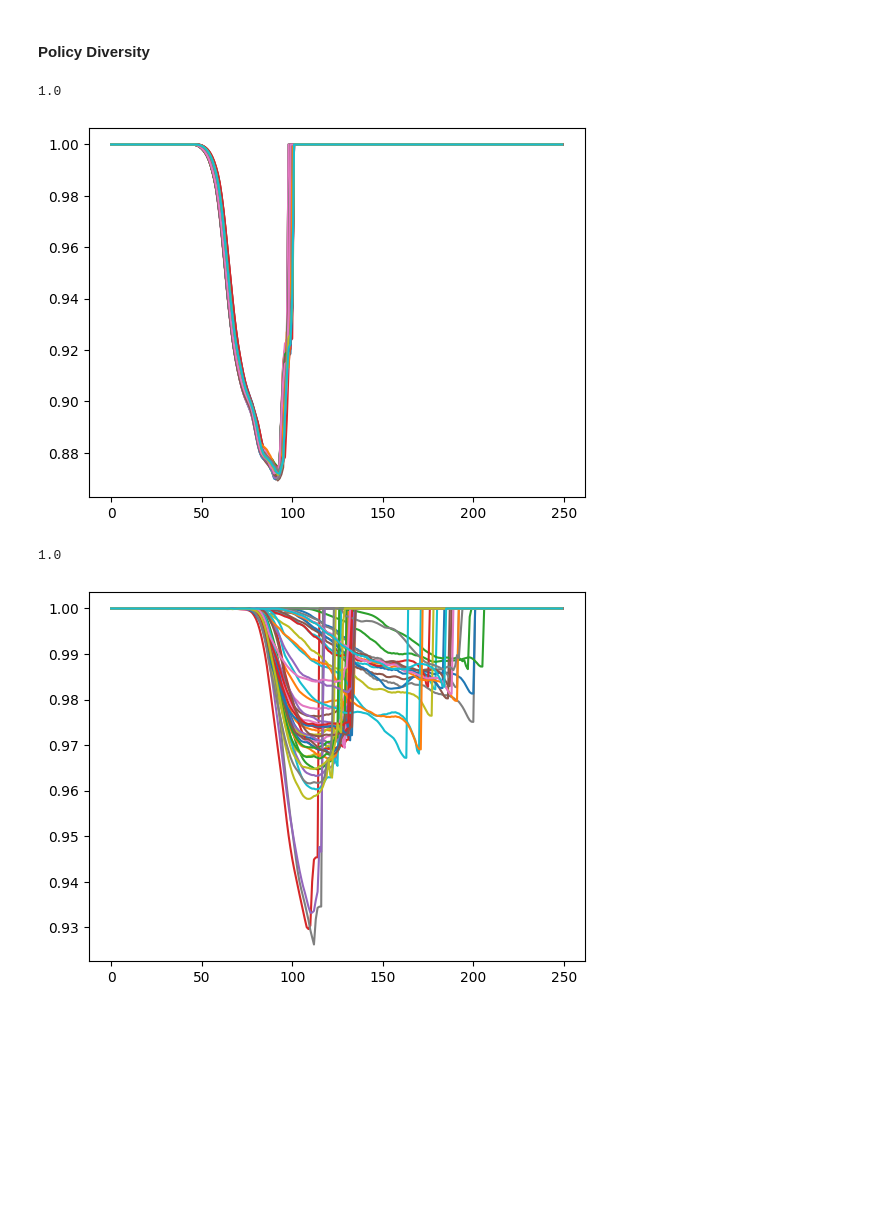
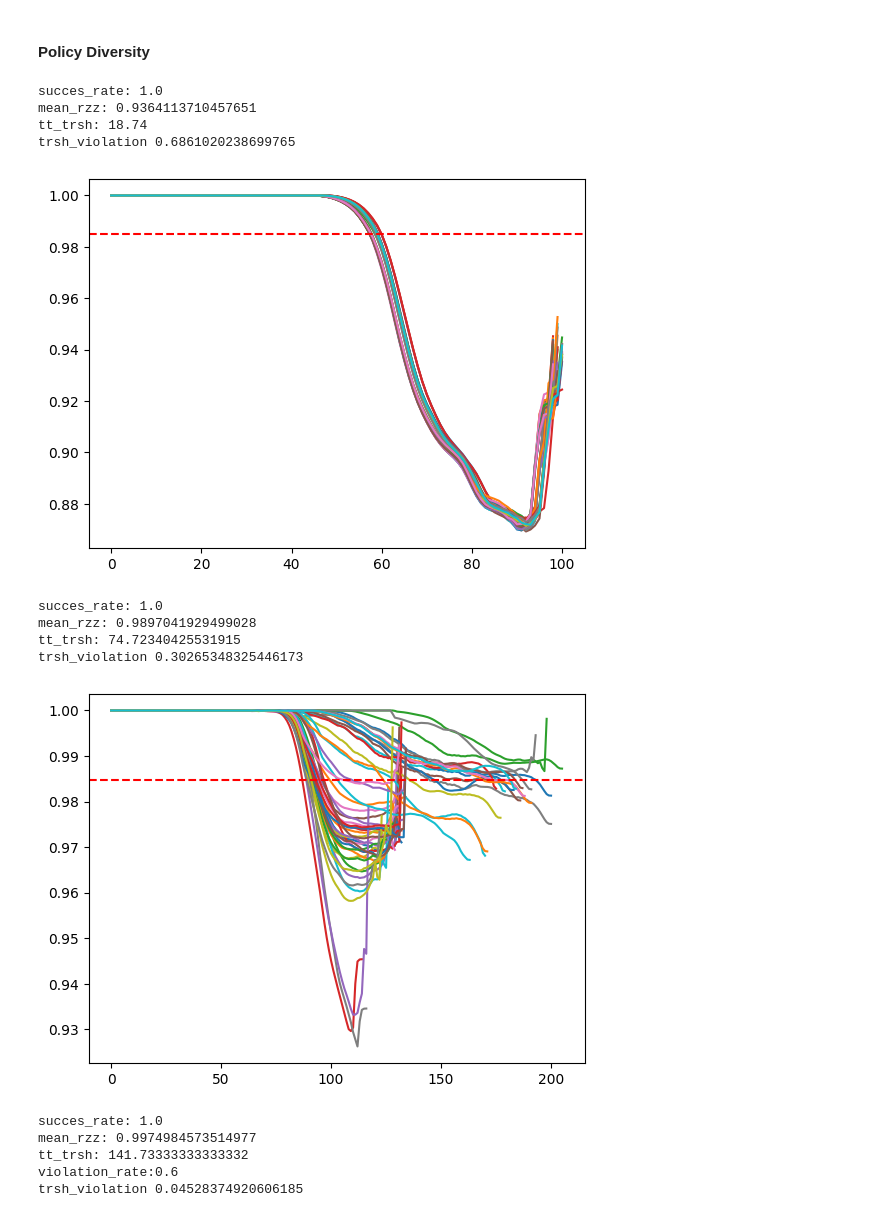
Before and after one commit to moritz-zoellner/guided-diffusion, a Jupyter notebook: experiments/analysis_can.ipynb, the cells around one changed output. Cells and saved outputs as stored; diff of their text form; code cells hidden in the pictures; blank space fills up the shorter version.

```diff
--- a/experiments/analysis_can.ipynb
+++ b/experiments/analysis_can.ipynb
@@ -69,29 +105,72 @@ PH_exec
 #### Policy Diversity
 # %%
 # Hardcoded stats file path (20:17 run)
+thrsh = 10
 
 stats_path = Path("../outputs/can_rollouts/policy_diversity_ph/rollout_stats.json")
 with stats_path.open() as f:
     stats = json.load(f)
 
-rzz, succes_rate, mean, tt_trsh, trsh_violation = get_metrics(stats)
-print(succes_rate)
+rzz, succes_rate, mean, tt_trsh, trsh_violation = get_metrics(stats, start_eval=40, theta_deg=thrsh)
+print(f'succes_rate: {succes_rate}\n'
+      f'mean_rzz: {np.mean(mean)}\n'
+      f'tt_trsh: {np.mean(tt_trsh)}\n'
+      f'trsh_violation {np.mean(trsh_violation)}'
+      )
+
 plt.plot(rzz.T)
+plt.axhline(np.cos(np.deg2rad(thrsh)), linestyle='--', color='red')
 plt.show()
 # %% [output]
-1.0
+succes_rate: 1.0
+mean_rzz: 0.9364113710457651
+tt_trsh: 18.74
+trsh_violation 0.6861020238699765
-[figure, old version]
+[figure, new version]
 # %%
 # Hardcoded stats file path (20:17 run)
-
+thrsh = 10
 stats_path = Path("../outputs/can_rollouts/policy_diversity_mh_h300/rollout_stats.json")
 with stats_path.open() as f:
     stats = json.load(f)
 
-rzz, succes_rate, mean, tt_trsh, trsh_violation = get_metrics(stats)
-print(succes_rate)
+rzz, succes_rate, mean, tt_trsh, trsh_violation = get_metrics(stats, start_eval=40, theta_deg=thrsh)
+print(f'succes_rate: {succes_rate}\n'
+      f'mean_rzz: {np.mean(mean)}\n'
+      f'tt_trsh: {np.nanmean(tt_trsh)}\n'
+      f'trsh_violation {np.mean(trsh_violation)}'
+      )
+
 plt.plot(rzz.T)
+plt.axhline(np.cos(np.deg2rad(thrsh)), linestyle='--', color='red')
 plt.show()
 # %% [output]
-1.0
+succes_rate: 1.0
+mean_rzz: 0.9897041929499028
+tt_trsh: 74.72340425531915
+trsh_violation 0.30265348325446173
-[figure, old version]
+[figure, new version]
+# %%
+stats_path = Path("/home/zoellner/src/guided-diffusion/outputs/can_rollouts/policy_diversity_mh_h300_pos/rollout_stats.json")
+
+thrsh = 9
+with stats_path.open() as f:
+    stats = json.load(f)
+
+rzz, succes_rate, mean, tt_trsh, trsh_violation, pos = get_metrics(stats, start_eval=0, theta_deg=thrsh)
+
+print(f'succes_rate: {succes_rate}\n'
+      f'mean_rzz: {np.mean(mean)}\n'
+      f'tt_trsh: {np.nanmean(tt_trsh)}\n'
+      f'violation_rate:{np.count_nonzero(~np.isnan(tt_trsh))/len(tt_trsh)}\n'
+      f'trsh_violation {np.mean(trsh_violation)}'
+      )
+# plt.plot(rzz.T)
+# plt.axhline(np.cos(np.deg2rad(thrsh)), linestyle='--', color='red')
+# plt.show()
+# %% [output]
+succes_rate: 1.0
+mean_rzz: 0.9974984573514977
+tt_trsh: 141.73333333333332
+violation_rate:0.6
+trsh_violation 0.04528374920606185
```
Also changed, not shown: parts of 6 cells of this notebook, 8 other files.
